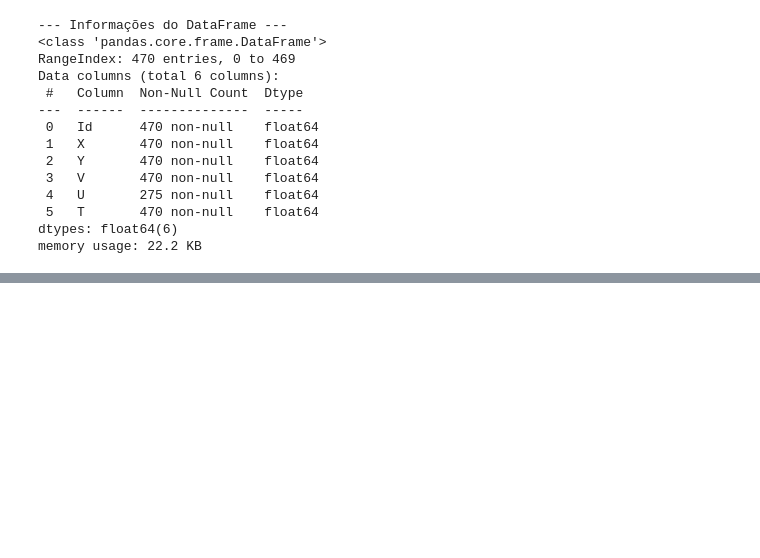
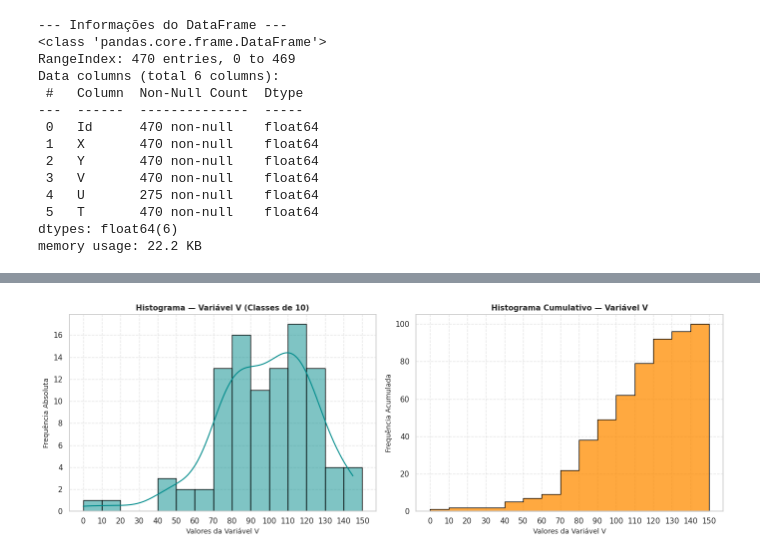
Before and after one commit to julianovale/geoestatistica, a Jupyter notebook: 001_geoestatistica.ipynb, the cells around one changed output, grey strips where cells are left out. Cells and saved outputs as stored; diff of their text form; code cells hidden in the pictures; blank space fills up the shorter version.

```diff
--- a/001_geoestatistica.ipynb
+++ b/001_geoestatistica.ipynb
@@ -80,0 +315,57 @@ memory usage: 22.2 KB
+# %%
+import matplotlib.pyplot as plt
+import numpy as np
+import pandas as pd
+import seaborn as sns
+
+# Transformando a matriz 10x10 em um vetor unidimensional (100 elementos)
+v_values = v_matrix.flatten()
+
+# 1. Definindo os limites das classes de 10 em 10
+v_min = np.floor(v_values.min() / 10) * 10
+v_max = np.ceil(v_values.max() / 10) * 10
+bin_edges = np.arange(v_min, v_max + 10, 10)
+
+# 2. Plotagem: Vamos criar uma figura com 2 subplots (um para o histograma normal e outro para o cumulativo)
+fig, (ax1, ax2) = plt.subplots(1, 2, figsize=(14, 5))
+
+# --- Histograma de Frequência Simples ---
+sns.histplot(
+    v_values,
+    bins=bin_edges,
+    kde=True,
+    color="darkcyan",
+    edgecolor="black",
+    ax=ax1,
+)
+ax1.set_title(
+    "Histograma — Variável V (Classes de 10)", fontsize=11, weight="bold"
+)
+ax1.set_xlabel("Valores da Variável V", fontsize=10)
+ax1.set_ylabel("Frequência Absoluta", fontsize=10)
+ax1.set_xticks(bin_edges)
+ax1.grid(True, linestyle="--", alpha=0.5)
+
+# --- Histograma / Gráfico Cumulativo ---
+sns.histplot(
+    v_values,
+    bins=bin_edges,
+    cumulative=True,
+    stat="count",
+    color="darkorange",
+    edgecolor="black",
+    element="step",
+    ax=ax2,
+)
+ax2.set_title(
+    "Histograma Cumulativo — Variável V", fontsize=11, weight="bold"
+)
+ax2.set_xlabel("Valores da Variável V", fontsize=10)
+ax2.set_ylabel("Frequência Acumulada", fontsize=10)
+ax2.set_xticks(bin_edges)
+ax2.grid(True, linestyle="--", alpha=0.5)
+
+plt.tight_layout()
+plt.show()
+# %% [output]
+[figure, added]
```
Also changed, not shown: parts of 7 cells of this notebook.
